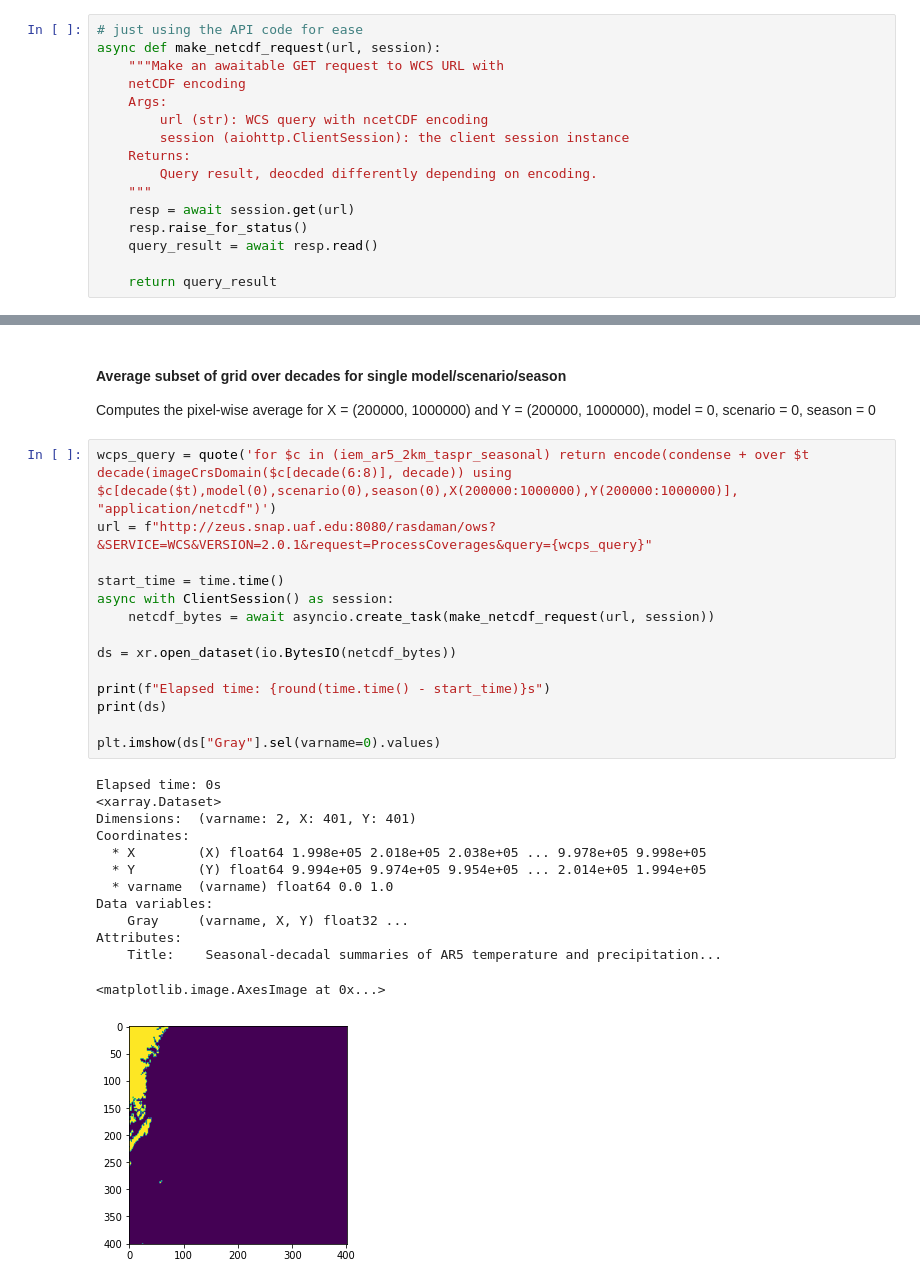
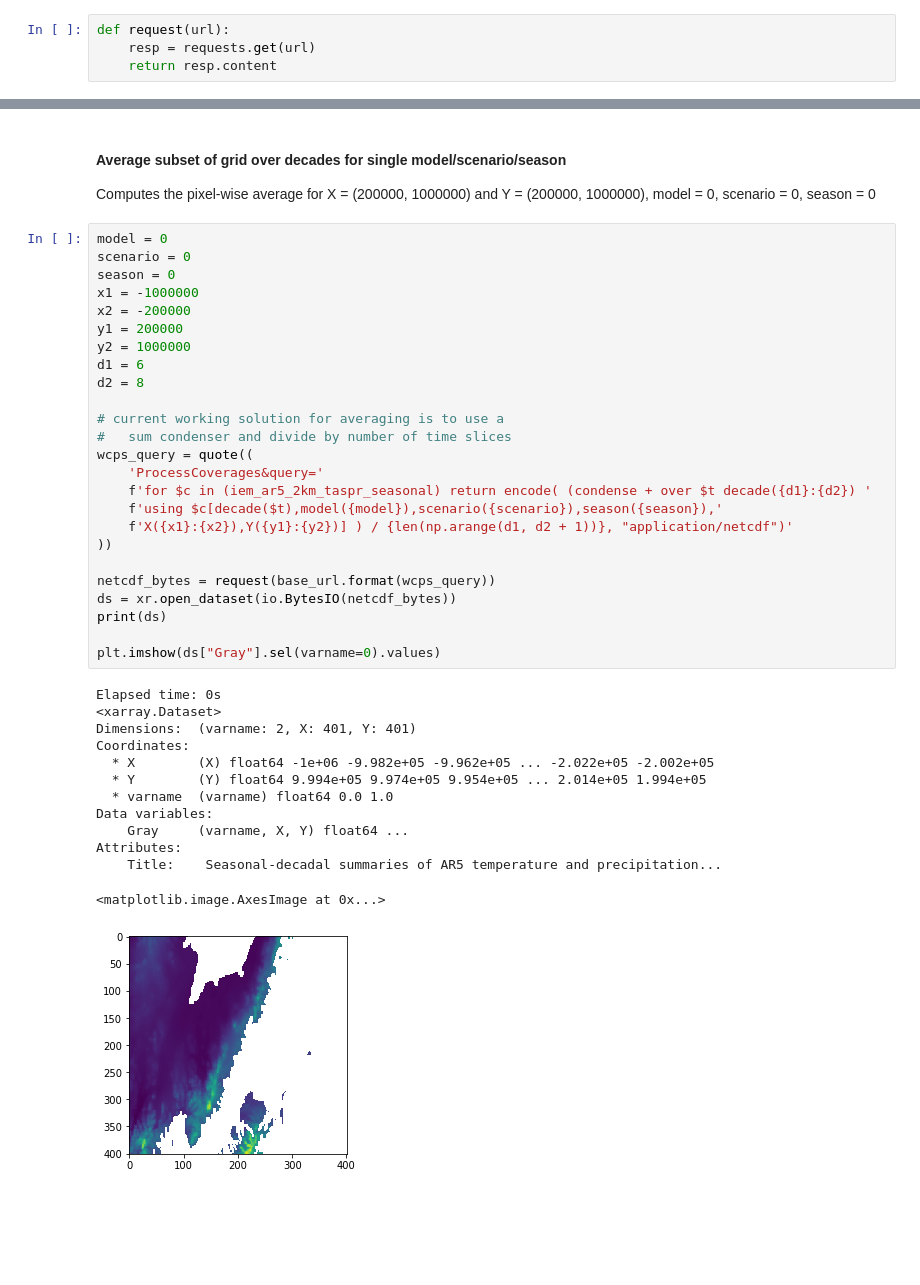
Before and after one commit to ua-snap/snap-geo, a Jupyter notebook: explore_wcps.ipynb, the cells around one changed output, grey strips where cells are left out. Drawn from its saved outputs; the diff is of its cells as text; blank space fills up the shorter version.

```diff
--- a/explore_wcps.ipynb
+++ b/explore_wcps.ipynb
@@ -14,16 +16,4 @@ from urllib.parse import quote
 # %%
-# just using the API code for ease
-async def make_netcdf_request(url, session):
-    """Make an awaitable GET request to WCS URL with
-    netCDF encoding
-    Args:
-        url (str): WCS query with ncetCDF encoding
-        session (aiohttp.ClientSession): the client session instance
-    Returns:
-        Query result, deocded differently depending on encoding.
-    """
-    resp = await session.get(url)
-    resp.raise_for_status()
-    query_result = await resp.read()
-
-    return query_result
+def request(url):
+    resp = requests.get(url)
+    return resp.content
@@ -32,30 +50,41 @@ async def make_netcdf_request(url, session):
 
 Computes the pixel-wise average for X = (200000, 1000000) and Y = (200000, 1000000), model = 0, scenario = 0, season = 0
 # %%
-wcps_query = quote('for $c in (iem_ar5_2km_taspr_seasonal) return encode(condense + over $t decade(imageCrsDomain($c[decade(6:8)], decade)) using $c[decade($t),model(0),scenario(0),season(0),X(200000:1000000),Y(200000:1000000)], "application/netcdf")')
-url = f"http://zeus.snap.uaf.edu:8080/rasdaman/ows?&SERVICE=WCS&VERSION=2.0.1&request=ProcessCoverages&query={wcps_query}"
+model = 0
+scenario = 0
+season = 0
+x1 = -1000000
+x2 = -200000
+y1 = 200000
+y2 = 1000000
+d1 = 6
+d2 = 8
 
-start_time = time.time()
-async with ClientSession() as session:
-    netcdf_bytes = await asyncio.create_task(make_netcdf_request(url, session))
+# current working solution for averaging is to use a
+#   sum condenser and divide by number of time slices
+wcps_query = quote((
+    'ProcessCoverages&query='
+    f'for $c in (iem_ar5_2km_taspr_seasonal) return encode( (condense + over $t decade({d1}:{d2}) '
+    f'using $c[decade($t),model({model}),scenario({scenario}),season({season}),'
+    f'X({x1}:{x2}),Y({y1}:{y2})] ) / {len(np.arange(d1, d2 + 1))}, "application/netcdf")'
+))
 
+netcdf_bytes = request(base_url.format(wcps_query))
 ds = xr.open_dataset(io.BytesIO(netcdf_bytes))
-
-print(f"Elapsed time: {round(time.time() - start_time)}s")
 print(ds)
 
 plt.imshow(ds["Gray"].sel(varname=0).values)
 # %% [output]
 Elapsed time: 0s
 <xarray.Dataset>
 Dimensions:  (varname: 2, X: 401, Y: 401)
 Coordinates:
-  * X        (X) float64 1.998e+05 2.018e+05 2.038e+05 ... 9.978e+05 9.998e+05
+  * X        (X) float64 -1e+06 -9.982e+05 -9.962e+05 ... -2.022e+05 -2.002e+05
   * Y        (Y) float64 9.994e+05 9.974e+05 9.954e+05 ... 2.014e+05 1.994e+05
   * varname  (varname) float64 0.0 1.0
 Data variables:
-    Gray     (varname, X, Y) float32 ...
+    Gray     (varname, X, Y) float64 ...
 Attributes:
     Title:    Seasonal-decadal summaries of AR5 temperature and precipitation...
 <matplotlib.image.AxesImage at 0x...>
-[figure, old version]
+[figure, new version]
```
Also changed, not shown: parts of 8 cells of this notebook, 2 other files.
